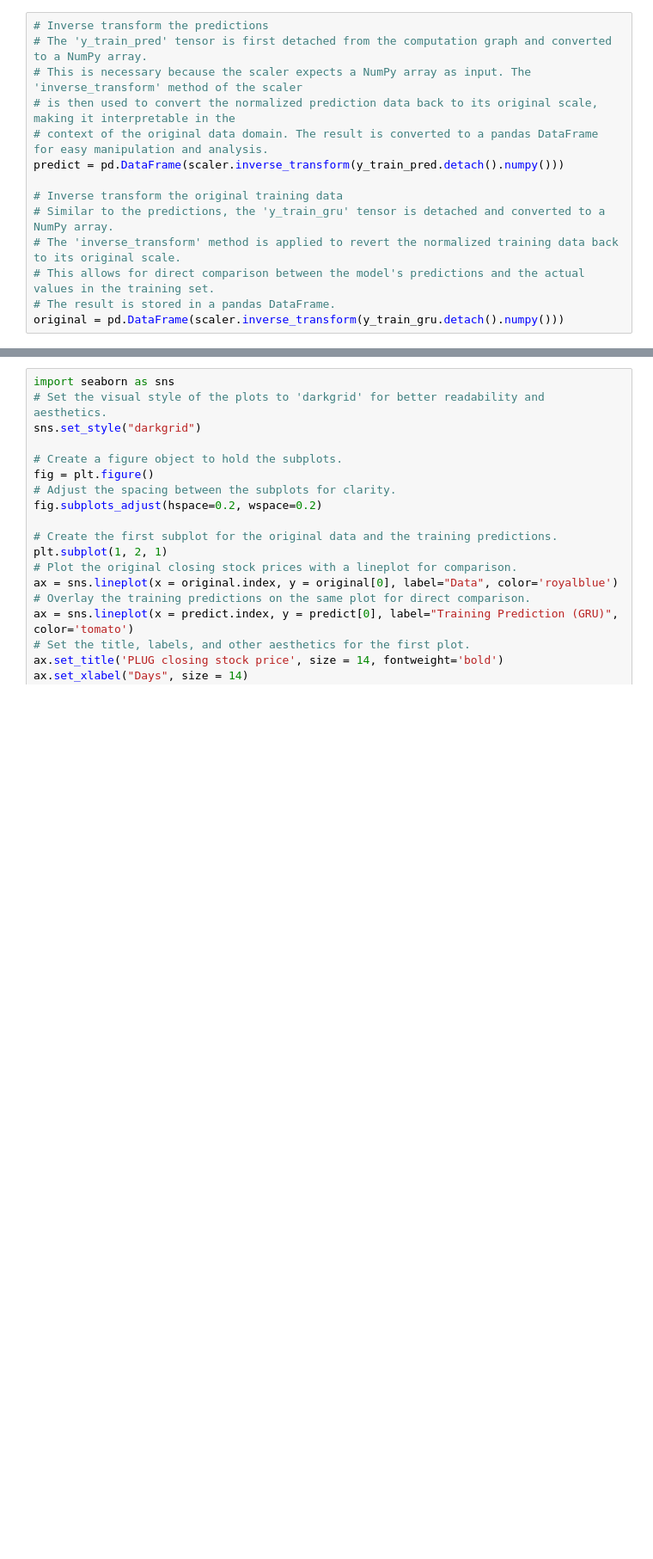
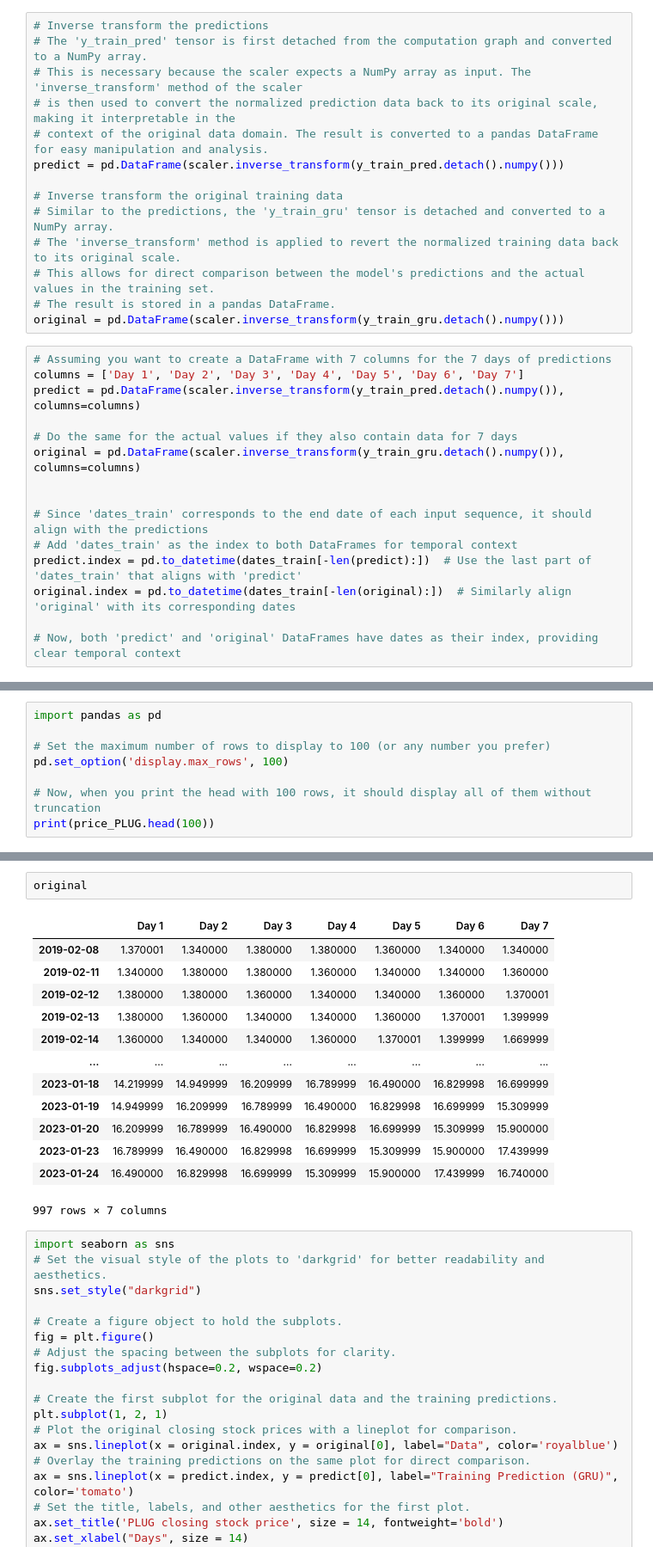
Before and after one commit to omnidox/Stock-Price-Prediction-Project, a Jupyter notebook: Stock_Prediction_seven_day_gru_2.ipynb, the cells around one changed output, grey strips where cells are left out. Shown at 86% size. Cells and saved outputs as stored; diff of their text form; blank space fills up the shorter version.

```diff
--- a/Stock_Prediction_seven_day_gru_2.ipynb
+++ b/Stock_Prediction_seven_day_gru_2.ipynb
@@ -1778,3 +1778,18 @@ predict = pd.DataFrame(scaler.inverse_transform(y_train_pred.detach().numpy()))
 # This allows for direct comparison between the model's predictions and the actual values in the training set.
 # The result is stored in a pandas DataFrame.
 original = pd.DataFrame(scaler.inverse_transform(y_train_gru.detach().numpy()))
+# %%
+# Assuming you want to create a DataFrame with 7 columns for the 7 days of predictions
+columns = ['Day 1', 'Day 2', 'Day 3', 'Day 4', 'Day 5', 'Day 6', 'Day 7']
+predict = pd.DataFrame(scaler.inverse_transform(y_train_pred.detach().numpy()), columns=columns)
+
+# Do the same for the actual values if they also contain data for 7 days
+original = pd.DataFrame(scaler.inverse_transform(y_train_gru.detach().numpy()), columns=columns)
+
+
+# Since 'dates_train' corresponds to the end date of each input sequence, it should align with the predictions
+# Add 'dates_train' as the index to both DataFrames for temporal context
+predict.index = pd.to_datetime(dates_train[-len(predict):])  # Use the last part of 'dates_train' that aligns with 'predict'
+original.index = pd.to_datetime(dates_train[-len(original):])  # Similarly align 'original' with its corresponding dates
+
+# Now, both 'predict' and 'original' DataFrames have dates as their index, providing clear temporal context
@@ -1780,0 +1799,8 @@ original = pd.DataFrame(scaler.inverse_transform(y_train_gru.detach().numpy()))
+# %%
+import pandas as pd
+
+# Set the maximum number of rows to display to 100 (or any number you prefer)
+pd.set_option('display.max_rows', 100)
+
+# Now, when you print the head with 100 rows, it should display all of them without truncation
+print(price_PLUG.head(100))
@@ -1781,3 +1825,19 @@ original = pd.DataFrame(scaler.inverse_transform(y_train_gru.detach().numpy()))
+# %%
+original
+# %% [output]
+|  | Day 1 | Day 2 | Day 3 | Day 4 | Day 5 | Day 6 | Day 7 |
+| 2019-02-08 | 1.370001 | 1.340000 | 1.380000 | 1.380000 | 1.360000 | 1.340000 | 1.340000 |
+| 2019-02-11 | 1.340000 | 1.380000 | 1.380000 | 1.360000 | 1.340000 | 1.340000 | 1.360000 |
+| 2019-02-12 | 1.380000 | 1.380000 | 1.360000 | 1.340000 | 1.340000 | 1.360000 | 1.370001 |
+| 2019-02-13 | 1.380000 | 1.360000 | 1.340000 | 1.340000 | 1.360000 | 1.370001 | 1.399999 |
+| 2019-02-14 | 1.360000 | 1.340000 | 1.340000 | 1.360000 | 1.370001 | 1.399999 | 1.669999 |
+| ... | ... | ... | ... | ... | ... | ... | ... |
+| 2023-01-18 | 14.219999 | 14.949999 | 16.209999 | 16.789999 | 16.490000 | 16.829998 | 16.699999 |
+| 2023-01-19 | 14.949999 | 16.209999 | 16.789999 | 16.490000 | 16.829998 | 16.699999 | 15.309999 |
+| 2023-01-20 | 16.209999 | 16.789999 | 16.490000 | 16.829998 | 16.699999 | 15.309999 | 15.900000 |
+| 2023-01-23 | 16.789999 | 16.490000 | 16.829998 | 16.699999 | 15.309999 | 15.900000 | 17.439999 |
+| 2023-01-24 | 16.490000 | 16.829998 | 16.699999 | 15.309999 | 15.900000 | 17.439999 | 16.740000 |
+997 rows × 7 columns
 # %%
 import seaborn as sns
 # Set the visual style of the plots to 'darkgrid' for better readability and aesthetics.
```
Also changed, not shown: parts of 2 cells of this notebook.
